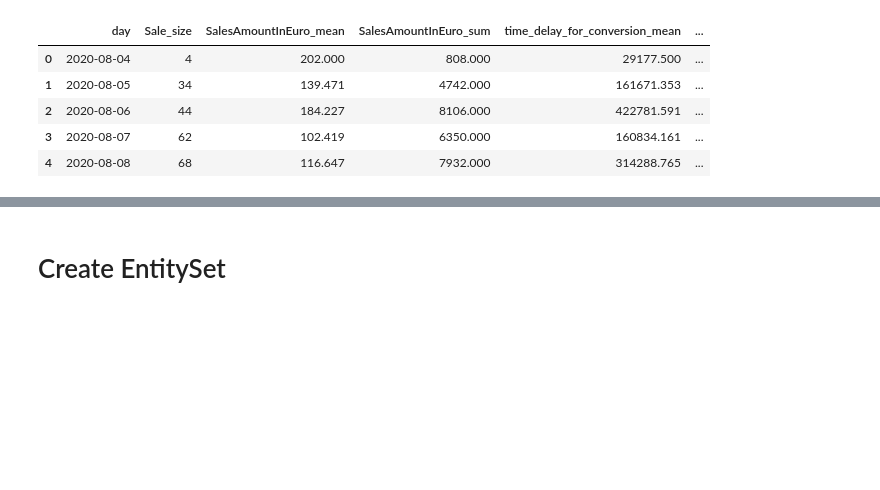
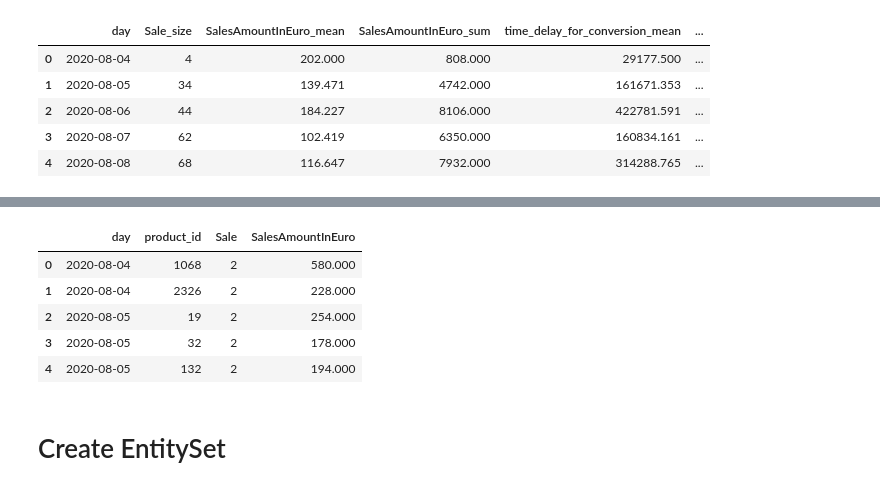
Before and after one commit to anras5/Criteo-Search-Data, a Jupyter notebook: dfs_criteo.ipynb, the cells around one changed output, grey strips where cells are left out. Drawn from its saved outputs; the diff is of its cells as text; code cells hidden in the pictures; blank space fills up the shorter version.

```diff
--- a/dfs_criteo.ipynb
+++ b/dfs_criteo.ipynb
@@ -120,3 +146,15 @@ df_transactions.head()
+# %%
+df_days_products = df_raw_encoded.groupby(['day', 'product_id']).agg({'Sale': 'size', 'SalesAmountInEuro': 'sum'})
+
+df_days_products.reset_index(inplace=True)
+df_days_products.head()
+# %% [output]
+|  | day | product_id | Sale | SalesAmountInEuro |
+| 0 | 2020-08-04 | 1068 | 2 | 580.000 |
+| 1 | 2020-08-04 | 2326 | 2 | 228.000 |
+| 2 | 2020-08-05 | 19 | 2 | 254.000 |
+| 3 | 2020-08-05 | 32 | 2 | 178.000 |
+| 4 | 2020-08-05 | 132 | 2 | 194.000 |
 # %% [markdown]
 # Create EntitySet
 # %%
```
Also changed, not shown: parts of 10 cells of this notebook, 1 other file.
